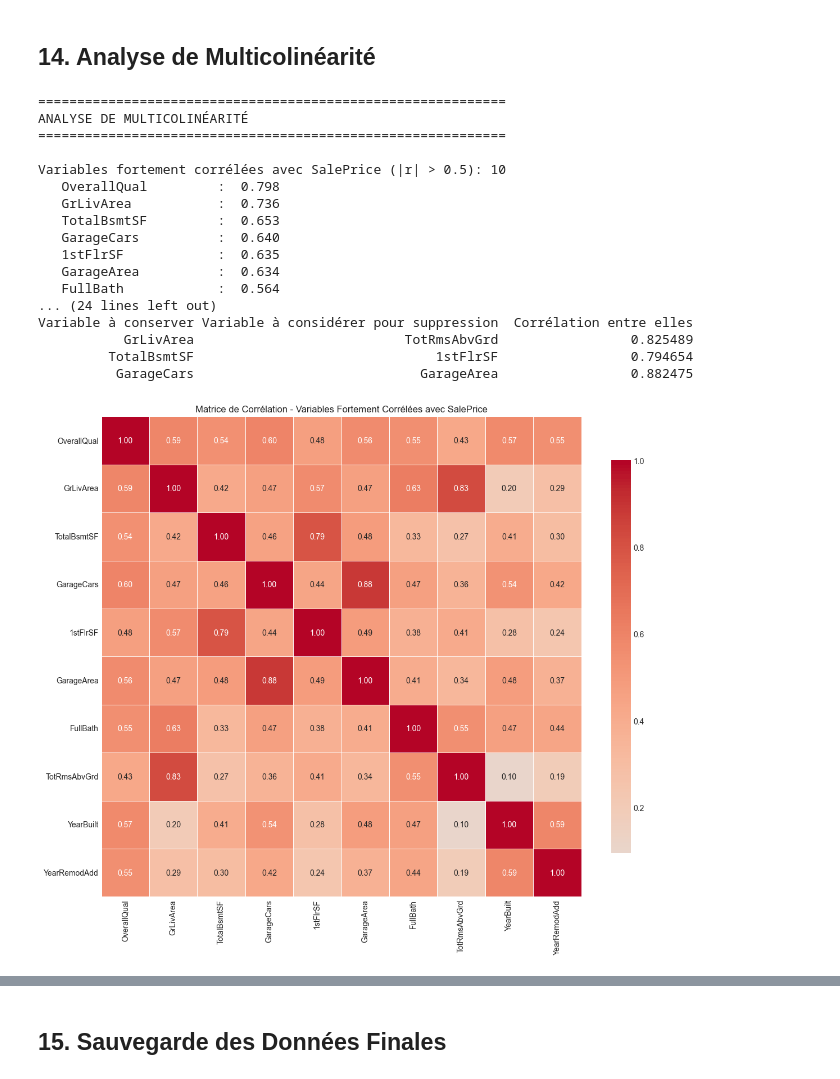
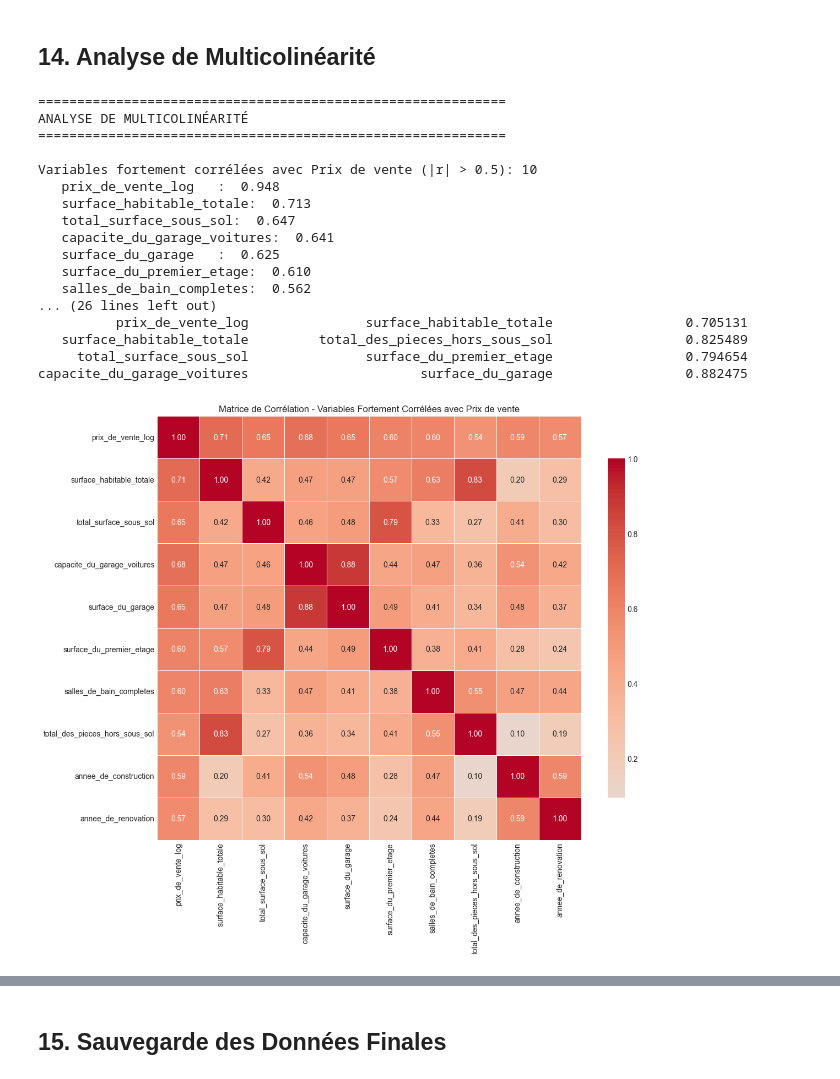
Before and after one commit to DJERAKEI221/Projet-Machine-Learning-House-prices-prediction, a Jupyter notebook: notebooks/exploration_base_donnees.ipynb, the cells around one changed output, grey strips where cells are left out. Cells and saved outputs as stored; diff of their text form; code cells hidden in the pictures.

```diff
--- a/notebooks/exploration_base_donnees.ipynb
+++ b/notebooks/exploration_base_donnees.ipynb
@@ -608,8 +1201,8 @@ print("=" * 60)
 print("VARIABLES CATÉGORIELLES CLÉS")
 print("=" * 60)
 
-key_categorical_vars = ['MSZoning', 'Neighborhood', 'BldgType', 'HouseStyle',
-                        'ExterQual', 'KitchenQual', 'SaleType', 'SaleCondition']
+key_categorical_vars = ['zonage_classification', 'quartier', 'type_de_batiment', 'style_de_maison',
+                        'qualite_exterieure', 'qualite_de_la_cuisine', 'type_de_vente', 'condition_de_la_vente']
 
 existing_cat_vars = [v for v in key_categorical_vars if v in train_df.columns]
 
@@ -902,8 +1931,8 @@ print("RELATIONS VARIABLES CLÉS vs PRIX")
 print("=" * 60)
 
 # Variables à analyser
-key_analysis_vars = ['OverallQual', 'GrLivArea', 'GarageCars', 'TotalBsmtSF',
-                     'YearBuilt', 'FullBath']
+key_analysis_vars = ['qualite_globale', 'surface_habitable_totale', 'capacite_du_garage_voitures', 'total_surface_sous_sol',
+                     'annee_de_construction', 'salles_de_bain_completes']
 
 fig, axes = plt.subplots(2, 3, figsize=(18, 12))
 axes = axes.flatten()
@@ -912,29 +1941,29 @@ for idx, var in enumerate(key_analysis_vars):
     if var in train_df.columns:
         if train_df[var].dtype in ['int64', 'float64']:
             # Scatter plot pour variables numériques
-            axes[idx].scatter(train_df[var], train_df['SalePrice'], alpha=0.5, s=20)
+            axes[idx].scatter(train_df[var], train_df['prix_de_vente'], alpha=0.5, s=20)
             axes[idx].set_xlabel(var)
-            axes[idx].set_ylabel('SalePrice')
-            axes[idx].set_title(f'{var} vs SalePrice')
+            axes[idx].set_ylabel('prix_de_vente')
+            axes[idx].set_title(f'{var} vs Prix de vente')
 
             # Ajouter une ligne de tendance
-            z = np.polyfit(train_df[var].dropna(), train_df.loc[train_df[var].notna(), 'SalePrice'], 1)
+            z = np.polyfit(train_df[var].dropna(), train_df.loc[train_df[var].notna(), 'prix_de_vente'], 1)
             p = np.poly1d(z)
             x_line = np.linspace(train_df[var].min(), train_df[var].max(), 100)
             axes[idx].plot(x_line, p(x_line), "r--", alpha=0.8, linewidth=2)
 
             # Calculer la corrélation
-            corr = train_df[[var, 'SalePrice']].corr().iloc[0, 1]
+            corr = train_df[[var, 'prix_de_vente']].corr().iloc[0, 1]
             axes[idx].text(0.05, 0.95, f'r = {corr:.3f}', transform=axes[idx].transAxes,
                           verticalalignment='top', bbox=dict(boxstyle='round', facecolor='wheat', alpha=0.5))
         else:
             # Box plot pour variables catégorielles
             categories = train_df[var].value_counts().head(10).index
-            data_to_plot = [train_df[train_df[var] == cat]['SalePrice'].values for cat in categories]
+            data_to_plot = [train_df[train_df[var] == cat]['prix_de_vente'].values for cat in categories]
             axes[idx].boxplot(data_to_plot, labels=categories)
             axes[idx].set_xlabel(var)
-            axes[idx].set_ylabel('SalePrice')
-            axes[idx].set_title(f'{var} vs SalePrice')
+            axes[idx].set_ylabel('prix_de_vente')
+            axes[idx].set_title(f'{var} vs Prix de vente')
             axes[idx].tick_params(axis='x', rotation=45)
 
         axes[idx].grid(True, alpha=0.3)
@@ -1262,23 +2280,23 @@ La variable SalePrice_log sera utilisée pour l'entraînement du modèle.
 # %% [markdown]
 ## 14. Analyse de Multicolinéarité
 # %%
-# Analyse de multicolinéarité entre variables fortement corrélées avec SalePrice
+# Analyse de multicolinéarité entre variables fortement corrélées avec Prix de vente
 print("=" * 60)
 print("ANALYSE DE MULTICOLINÉARITÉ")
 print("=" * 60)
 
-# Identifier les variables numériques fortement corrélées avec SalePrice
+# Identifier les variables numériques fortement corrélées avec Prix de vente
 numeric_cols_final = train_final.select_dtypes(include=[np.number]).columns.tolist()
-numeric_cols_final = [col for col in numeric_cols_final if col not in ['Id', 'SalePrice', 'SalePrice_log']]
+numeric_cols_final = [col for col in numeric_cols_final if col not in ['identifiant', 'prix_de_vente', 'Prix de vente_log']]
 
-# Calculer les corrélations avec SalePrice
-correlations_with_target = train_final[numeric_cols_final + ['SalePrice']].corr()['SalePrice'].sort_values(ascending=False)
-correlations_with_target = correlations_with_target.drop('SalePrice')
+# Calculer les corrélations avec Prix de vente
+correlations_with_target = train_final[numeric_cols_final + ['prix_de_vente']].corr()['prix_de_vente'].sort_values(ascending=False)
+correlations_with_target = correlations_with_target.drop('prix_de_vente')
 
 # Sélectionner les variables fortement corrélées (|r| > 0.5)
 strong_corr_vars = correlations_with_target[abs(correlations_with_target) > 0.5].index.tolist()
 
-print(f"\nVariables fortement corrélées avec SalePrice (|r| > 0.5): {len(strong_corr_vars)}")
+print(f"\nVariables fortement corrélées avec Prix de vente (|r| > 0.5): {len(strong_corr_vars)}")
 for var in strong_corr_vars:
     print(f"   {var:20s}: {correlations_with_target[var]:6.3f}")
 
@@ -1315,7 +2333,7 @@ if len(strong_corr_vars) > 1:
         print("RECOMMANDATIONS POUR LA MULTICOLINÉARITÉ")
         print("=" * 60)
         print("\nPour chaque paire fortement corrélée:")
-        print("   1. Conserver la variable la plus corrélée avec SalePrice")
+        print("   1. Conserver la variable la plus corrélée avec Prix de vente")
         print("   2. Supprimer ou combiner les variables redondantes")
         print("   3. Utiliser des techniques de réduction de dimensionnalité (PCA)")
         print("   4. Appliquer une régularisation (L1/L2) dans le modèle")
@@ -1331,49 +2349,49 @@ if len(strong_corr_vars) > 1:
                 remove = pair['Variable 2']
             else:
                 keep = pair['Variable 2']
                 remove = pair['Variable 1']
 
             recommendations.append({
                 'Variable à conserver': keep,
                 'Variable à considérer pour suppression': remove,
                 'Corrélation entre elles': pair['Corrélation']
             })
 
         recommendations_df = pd.DataFrame(recommendations)
         print("\n" + recommendations_df.to_string(index=False))
 
         # Visualisation de la matrice de corrélation
         fig, ax = plt.subplots(figsize=(12, 10))
         sns.heatmap(corr_matrix_strong, annot=True, fmt='.2f', cmap='coolwarm',
                    center=0, square=True, linewidths=0.5, cbar_kws={"shrink": 0.8}, ax=ax)
-        ax.set_title('Matrice de Corrélation - Variables Fortement Corrélées avec SalePrice')
+        ax.set_title('Matrice de Corrélation - Variables Fortement Corrélées avec Prix de vente')
         plt.tight_layout()
         plt.savefig('../output/figures/multicollinearity_analysis.png', dpi=300, bbox_inches='tight')
         plt.show()
     else:
         print("\nAucune paire de variables avec corrélation > 0.7 détectée.")
-        print("Pas de problème de multicolinéarité majeur entre les variables fortement corrélées avec SalePrice.")
+        print("Pas de problème de multicolinéarité majeur entre les variables fortement corrélées avec Prix de vente.")
 else:
     print("\nMoins de 2 variables fortement corrélées - pas d'analyse de multicolinéarité nécessaire.")
 # %% [output]
 ============================================================
 ANALYSE DE MULTICOLINÉARITÉ
 ============================================================
 
-Variables fortement corrélées avec SalePrice (|r| > 0.5): 10
-   OverallQual         :  0.798
-   GrLivArea           :  0.736
-   TotalBsmtSF         :  0.653
-   GarageCars          :  0.640
-   1stFlrSF            :  0.635
-   GarageArea          :  0.634
-   FullBath            :  0.564
-... (24 lines left out)
-Variable à conserver Variable à considérer pour suppression  Corrélation entre elles
-           GrLivArea                           TotRmsAbvGrd                 0.825489
-         TotalBsmtSF                               1stFlrSF                 0.794654
-          GarageCars                             GarageArea                 0.882475
+Variables fortement corrélées avec Prix de vente (|r| > 0.5): 10
+   prix_de_vente_log   :  0.948
+   surface_habitable_totale:  0.713
+   total_surface_sous_sol:  0.647
+   capacite_du_garage_voitures:  0.641
+   surface_du_garage   :  0.625
+   surface_du_premier_etage:  0.610
+   salles_de_bain_completes:  0.562
+... (26 lines left out)
+          prix_de_vente_log               surface_habitable_totale                 0.705131
+   surface_habitable_totale         total_des_pieces_hors_sous_sol                 0.825489
+     total_surface_sous_sol               surface_du_premier_etage                 0.794654
+capacite_du_garage_voitures                      surface_du_garage                 0.882475
-[figure, old version]
+[figure, new version]
 # %% [markdown]
 ## 14.5. Tests ANOVA pour les Variables Qualitatives
 
```
Also changed, not shown: parts of 33 cells of this notebook, 53 other files.
